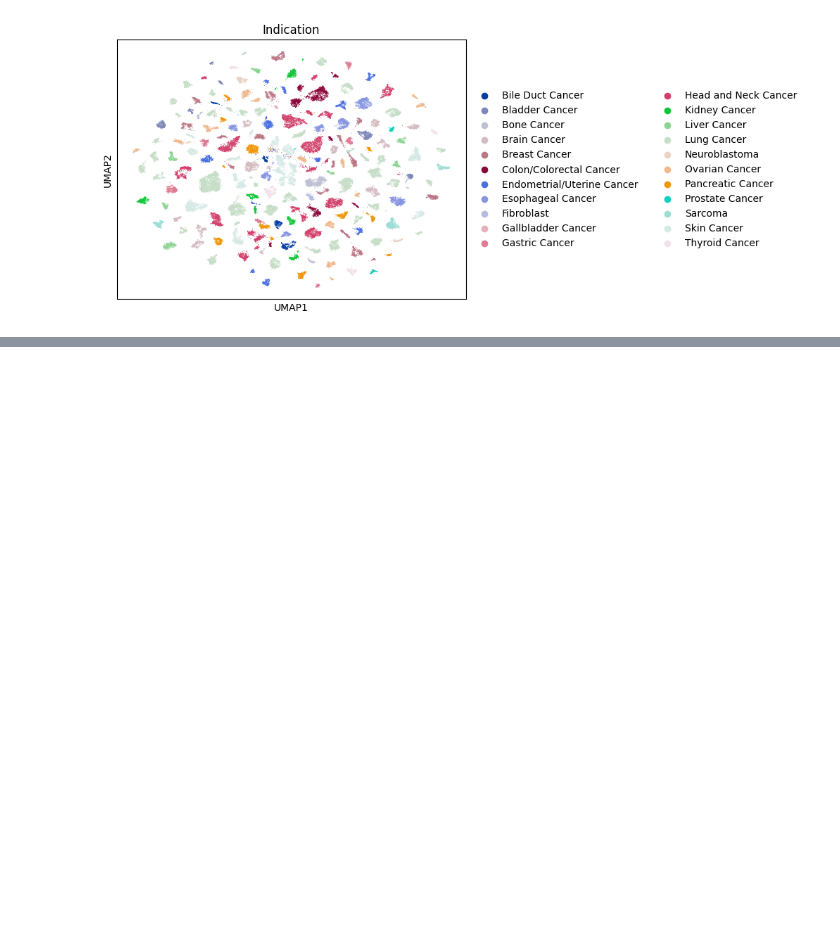
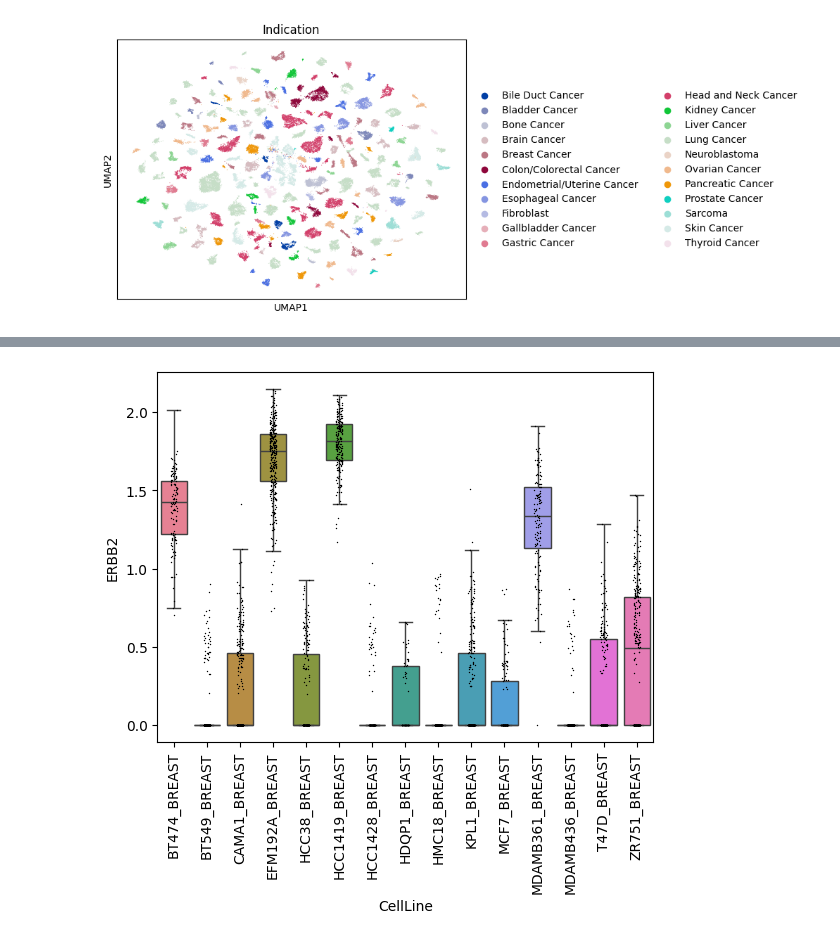
Before and after one commit to NikitaArya17/next_generation_sequencing_projects, a Jupyter notebook: explore.ipynb, the cells around one changed output, grey strips where cells are left out. Drawn from its saved outputs; the diff is of its cells as text; code cells hidden in the pictures; blank space fills up the shorter version.

```diff
--- a/explore.ipynb
+++ b/explore.ipynb
@@ -168,0 +83,4 @@ plt.xticks(rotation = 90)
+# %%
+ExploreCellLines('ERBB2', 'Breast Cancer')
+# %% [output]
+[figure, added]
```
Also changed, not shown: parts of 18 cells of this notebook.
